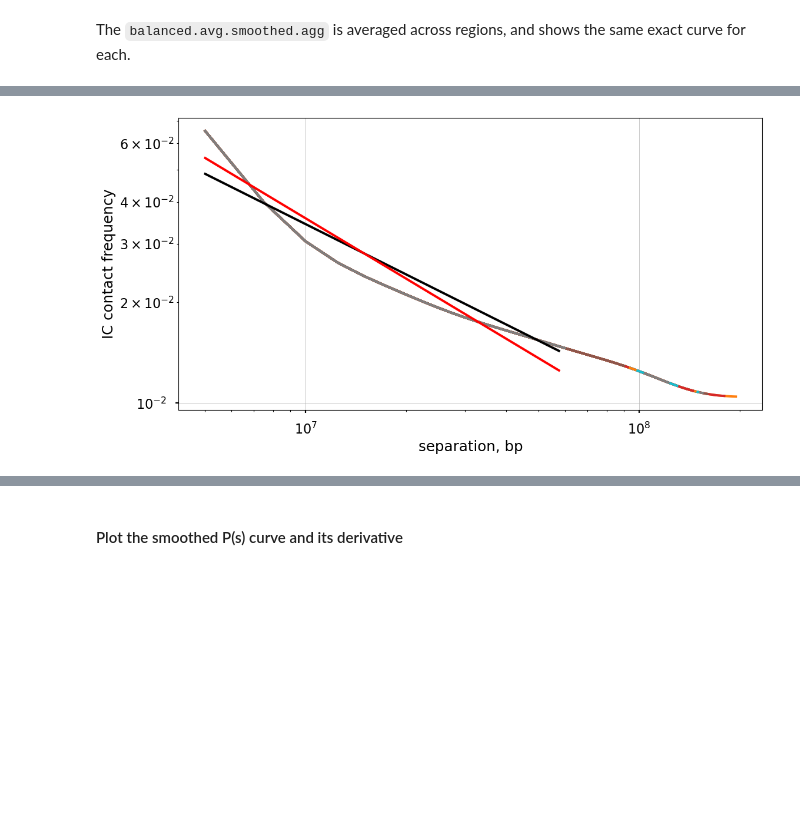
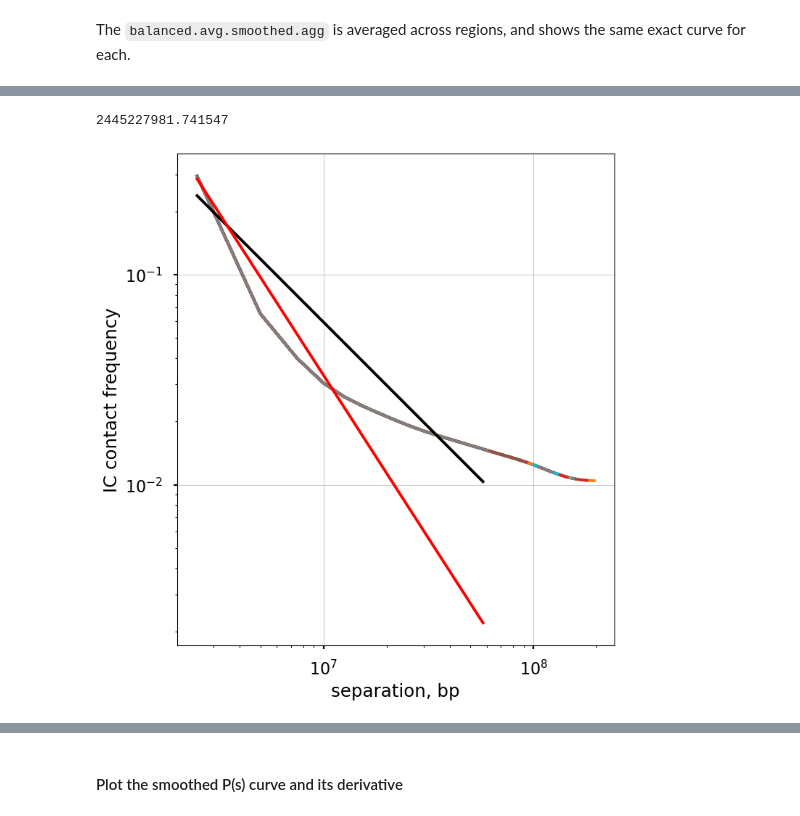
Before and after one commit to gesinecauer/Chromatin_Analysis_MOp, a Jupyter notebook: jupyter/contacts_vs_distance.ipynb, the cells around one changed output, grey strips where cells are left out. Saved outputs shown, nothing was run; the diff lists cells and outputs as text; code cells hidden in the pictures; blank space fills up the shorter version.

```diff
--- a/jupyter/contacts_vs_distance.ipynb
+++ b/jupyter/contacts_vs_distance.ipynb
@@ -128,6 +116,9 @@ mm10_arms = mm10_arms[mm10_arms.chrom.isin(clr.chromnames)].reset_index(drop=Tru
 # GC: remove chrX, chrY, chrM
 mm10_arms = mm10_arms[~mm10_arms.chrom.isin(['chrX', 'chrY', 'chrM'])].reset_index(drop=True)
 
-mm10_arms
+# GC: remove arms that are less than the current binsize/resolution
+mm10_arms = mm10_arms[(mm10_arms.end - mm10_arms.start)  > resolution]
+
+mm10_arms.head()
 # %% [output]
 |  | chrom | start | end | name |
@@ -245,16 +248,25 @@ display(cvd_smooth_agg.head(4))
 | 2 | chr1_q | chr1_q | 1 | 2500000 | 0.295049 | 78 | 76 | 175.836288 | 17.857979 | ... |
 | 3 | chr1_q | chr1_q | 2 | 5000000 | 0.065291 | 77 | 75 | 42.111202 | 4.072888 | ... |
 # %%
-cvd_smooth_agg['balanced.avg.smoothed'].loc[cvd_smooth_agg['dist'] < 2] = np.nan
+# cvd_smooth_agg['balanced.avg.smoothed'].loc[cvd_smooth_agg['dist'] < 2] = np.nan  # GC: comment out
 
 f, ax = plt.subplots(1,1)
 
-for region in mm10_arms['name']:
+chromosomes = mm10_arms.chrom.drop_duplicates().reset_index(drop=True)
+chromosomes = chromosomes[chromosomes.isin(clr.chromnames)]
+cmap = sns.color_palette("hls", len(chromosomes))
+cmap_dict = {chromosomes[i]: cmap[i] for i in range(len(chromosomes))}
+
+for i, row in mm10_arms.iterrows():
+    region = row['name']
+    color = cmap_dict[row.chrom]
+    linestyle = '--' if ('p' in region) else '-'
+    alpha = 0.75 if ('p' in region) else 1
+
     ax.loglog(
         cvd_smooth_agg['dist_bp'].loc[cvd_smooth_agg['region1']==region],
         cvd_smooth_agg['balanced.avg.smoothed'].loc[cvd_smooth_agg['region1']==region],
-        label=region,
-    )
+        color=color, linestyle=linestyle, label=region, alpha=alpha)
     ax.set(
         xlabel='separation, bp',
         ylabel='IC contact frequency')
@@ -270,39 +396,41 @@ The `balanced.avg.smoothed.agg` is averaged across regions, and shows the same e
 # %%
-tmp = cvd_smooth_agg.loc[~pd.isnull(
+dist_decay = cvd_smooth_agg.loc[~pd.isnull(
     cvd_smooth_agg['balanced.avg.smoothed.agg']), ['dist_bp', 'balanced.avg.smoothed.agg']].groupby(
     'dist_bp').mean()
 # foo = cvd_smooth_agg.loc[~pd.isnull(cvd_smooth_agg['balanced.avg.smoothed.agg']), ['dist_bp', 'balanced.avg.smoothed.agg']]
 # x = np.power(10, np.linspace(np.log10(foo['dist_bp'].min()), np.log10(foo['dist_bp'].max()), 100))
-x = tmp.index.values
+x = dist_decay.index.values
 mask = x < cvd_smooth_agg[~pd.isnull(cvd_smooth_agg['balanced.avg.smoothed.agg'])].groupby('region1').max().dist_bp.min()
 x = x[mask]
 
-y = np.power(x, float(-0.5))
-scale_factor = np.sum(y * tmp.values.ravel()[mask]) / np.sum(np.square(y))
-y = y * scale_factor
+y = np.power(x, float(-1))
+beta = np.sum(y * dist_decay.values.ravel()[mask]) / np.sum(np.square(y))
+y = y * beta
 
-y2 = np.power(x, float(-0.6))
-scale_factor = np.sum(y2 * tmp.values.ravel()[mask]) / np.sum(np.square(y2))
-y2 = y2 * scale_factor
+y2 = np.power(x, float(-1.5524))
+beta2 = np.sum(y2 * dist_decay.values.ravel()[mask]) / np.sum(np.square(y2))
+y2 = y2 * beta2
+print(beta2)
 
 
-cvd_smooth_agg['balanced.avg.smoothed.agg'].loc[cvd_smooth_agg['dist'] < 2] = np.nan
+# cvd_smooth_agg['balanced.avg.smoothed.agg'].loc[cvd_smooth_agg['dist'] < 2] = np.nan  # GC: comment out
 f, ax = plt.subplots(1,1)
 
 for region in mm10_arms['name']:
     ax.loglog(
         cvd_smooth_agg['dist_bp'].loc[cvd_smooth_agg['region1']==region],
         cvd_smooth_agg['balanced.avg.smoothed.agg'].loc[cvd_smooth_agg['region1']==region],
     )
     ax.set(
         xlabel='separation, bp',
         ylabel='IC contact frequency')
     ax.set_aspect(1.0)
     ax.grid(lw=0.5)
 
 ax.loglog(x, y, color='black')
 ax.loglog(x, y2, color='red')
 
 plt.show()
 # %% [output]
+2445227981.741547
-[figure, old version]
+[figure, new version]
```
Also changed, not shown: parts of 21 cells of this notebook.
